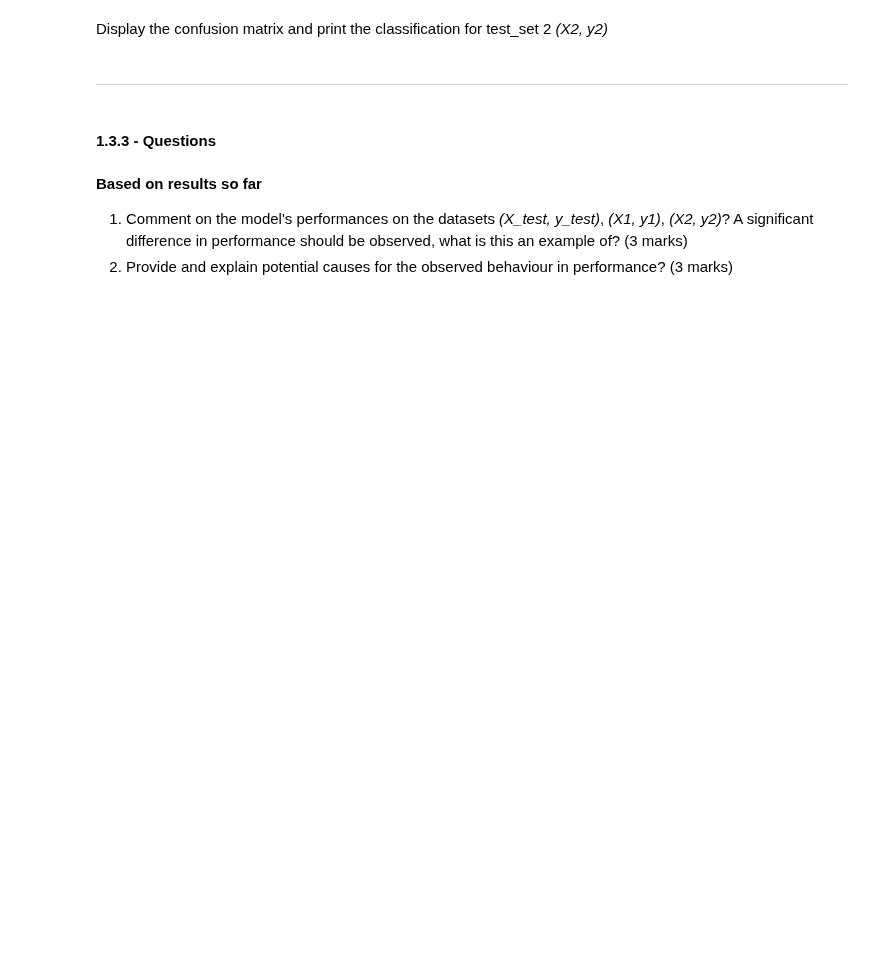
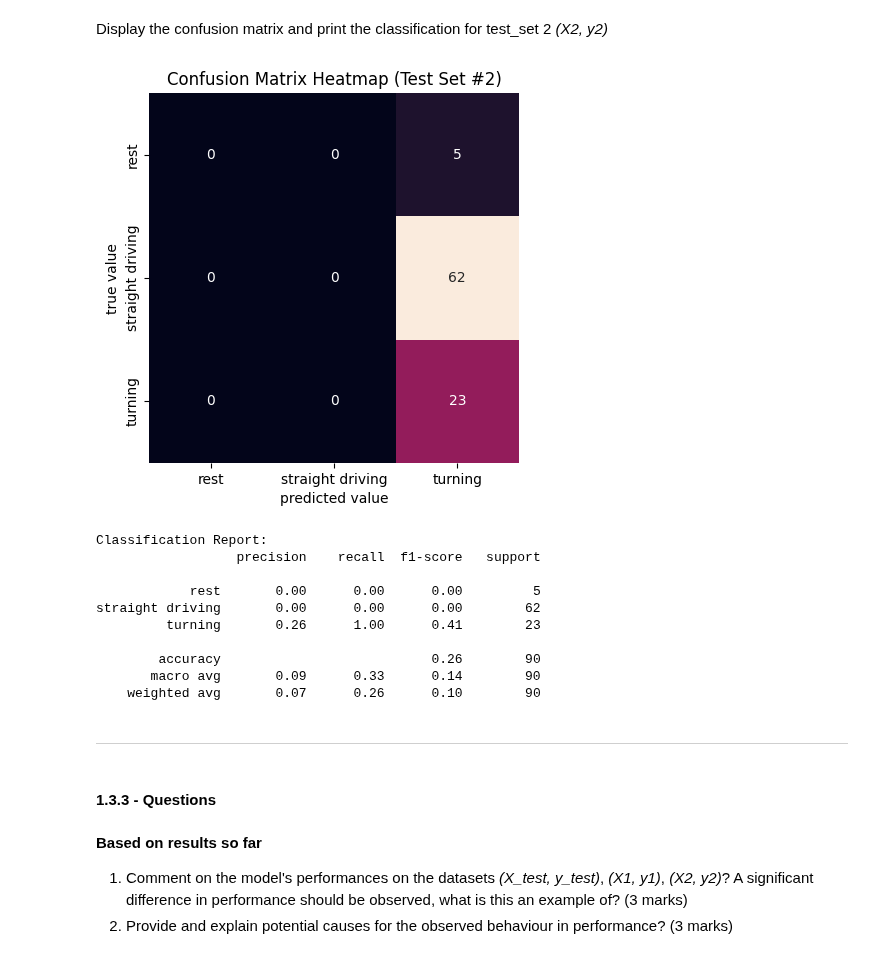
Before and after one commit to azizaahsan1/engg680_2024_fall, a Jupyter notebook: Lab_Assignment4/Assignment 4.ipynb, the cells around one changed output. Saved outputs shown, nothing was run; the diff lists cells and outputs as text; code cells hidden in the pictures; blank space fills up the shorter version.

```diff
--- a/Lab_Assignment4/Assignment 4.ipynb
+++ b/Lab_Assignment4/Assignment 4.ipynb
@@ -175,5 +296,5 @@ X1.head(2)
 # %%
 # TODO - Load the target vector from test_set2 into y2, and all features from test_set2 into X2
-# y2 =
-# X2 =
+y2 = test_set2['motion_state']
+X2 = test_set2.drop('motion_state', axis=1)
 X2.head(2)
@@ -201,3 +367,30 @@ Display the confusion matrix and print the classification for test_set 2 *(X2, y
+# %%
+# TODO - Display confusion matrix and print classification report for (X2, y2)
+
+y2_pred = best_model.predict(X2_test)
+conf_mat = confusion_matrix(y2_test, y2_pred)
+
+sns.heatmap(conf_mat, xticklabels=['rest', 'straight driving', 'turning'],  yticklabels=['rest', 'straight driving', 'turning'], square=True, annot=True, cbar=False, fmt='d')
+plt.xlabel('predicted value')
+plt.ylabel('true value')
+plt.title("Confusion Matrix Heatmap (Test Set #2)")
+plt.show()
+
+class_report = classification_report(y2_test, y2_pred, target_names=['rest', 'straight driving', 'turning'])
+print("Classification Report:")
+print(class_report)
+# %% [output]
+[figure, added]
+Classification Report:
+                  precision    recall  f1-score   support
+
+            rest       0.00      0.00      0.00         5
+straight driving       0.00      0.00      0.00        62
+         turning       0.26      1.00      0.41        23
+
+        accuracy                           0.26        90
+       macro avg       0.09      0.33      0.14        90
+    weighted avg       0.07      0.26      0.10        90
 # %% [markdown]
 ___
 # %% [markdown]
```
Also changed, not shown: parts of 28 cells of this notebook.
